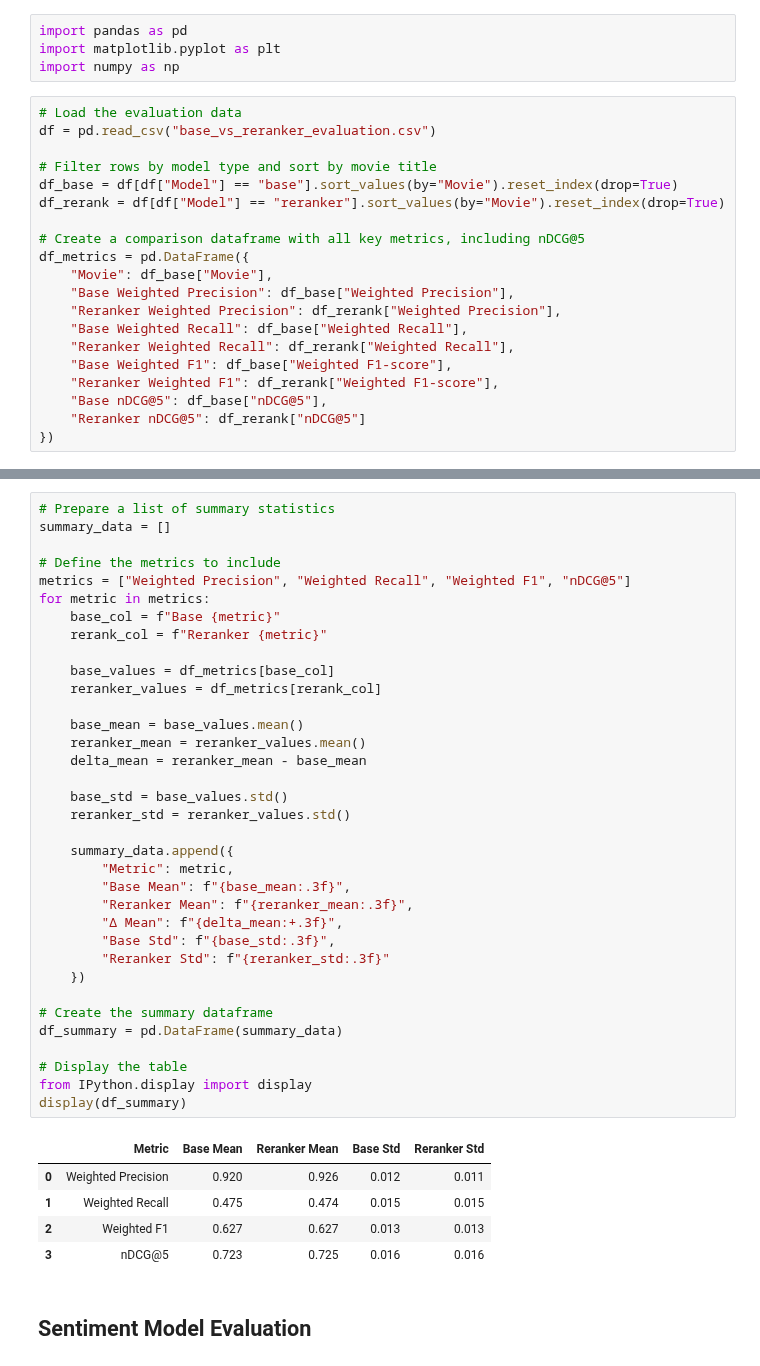
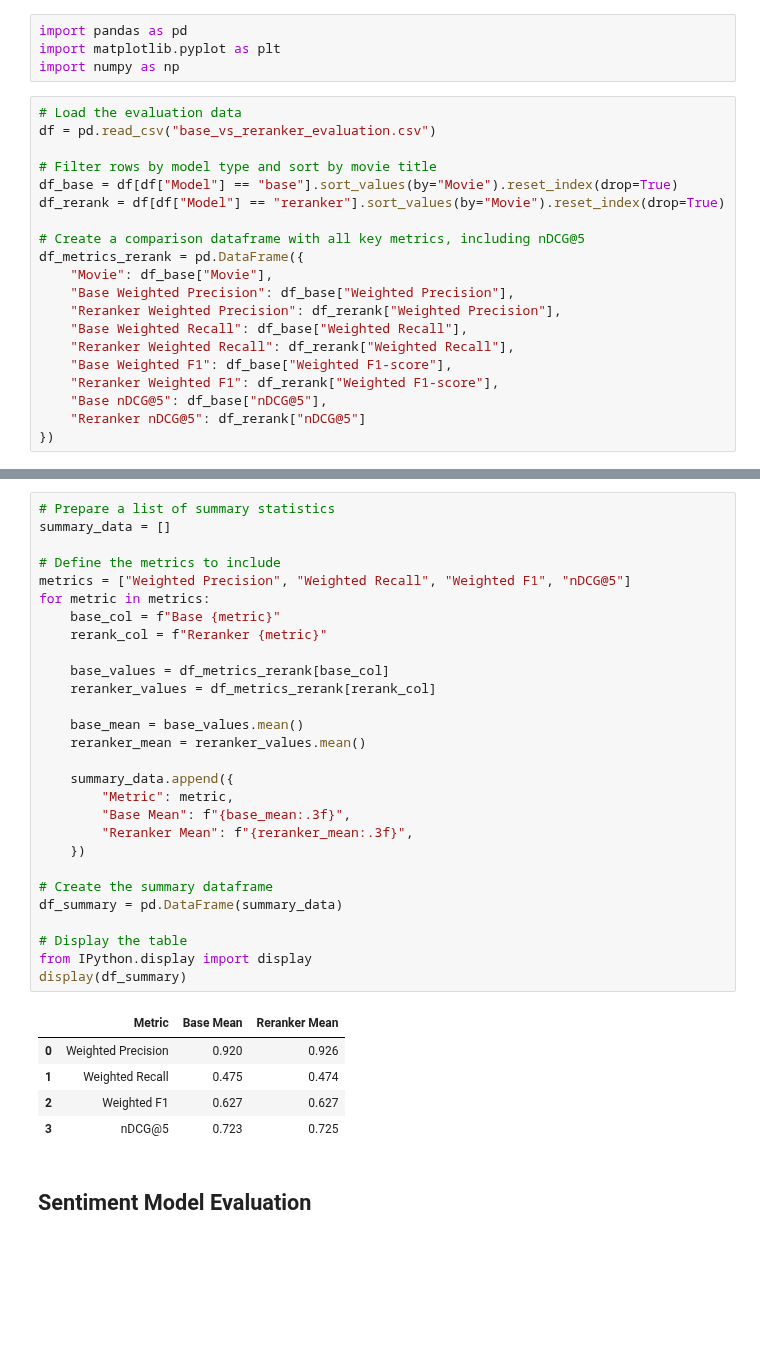
Before and after one commit to Manuele23/DNLP-KeyBert, a Jupyter notebook: Evaluation/results_analysis.ipynb, the cells around one changed output, grey strips where cells are left out. Cells and saved outputs as stored; diff of their text form; blank space fills up the shorter version.

```diff
--- a/Evaluation/results_analysis.ipynb
+++ b/Evaluation/results_analysis.ipynb
@@ -27,7 +31,7 @@ df_base = df[df["Model"] == "base"].sort_values(by="Movie").reset_index(drop=Tru
 df_rerank = df[df["Model"] == "reranker"].sort_values(by="Movie").reset_index(drop=True)
 
 # Create a comparison dataframe with all key metrics, including nDCG@5
-df_metrics = pd.DataFrame({
+df_metrics_rerank = pd.DataFrame({
     "Movie": df_base["Movie"],
     "Base Weighted Precision": df_base["Weighted Precision"],
     "Reranker Weighted Precision": df_rerank["Weighted Precision"],
@@ -84,43 +88,36 @@ plt.show()
 # %%
 # Prepare a list of summary statistics
 summary_data = []
 
 # Define the metrics to include
 metrics = ["Weighted Precision", "Weighted Recall", "Weighted F1", "nDCG@5"]
 for metric in metrics:
     base_col = f"Base {metric}"
     rerank_col = f"Reranker {metric}"
 
-    base_values = df_metrics[base_col]
-    reranker_values = df_metrics[rerank_col]
+    base_values = df_metrics_rerank[base_col]
+    reranker_values = df_metrics_rerank[rerank_col]
 
     base_mean = base_values.mean()
     reranker_mean = reranker_values.mean()
-    delta_mean = reranker_mean - base_mean
-
-    base_std = base_values.std()
-    reranker_std = reranker_values.std()
 
     summary_data.append({
         "Metric": metric,
         "Base Mean": f"{base_mean:.3f}",
         "Reranker Mean": f"{reranker_mean:.3f}",
-        "Δ Mean": f"{delta_mean:+.3f}",
-        "Base Std": f"{base_std:.3f}",
-        "Reranker Std": f"{reranker_std:.3f}"
     })
 
 # Create the summary dataframe
 df_summary = pd.DataFrame(summary_data)
 
 # Display the table
 from IPython.display import display
 display(df_summary)
 # %% [output]
-|  | Metric | Base Mean | Reranker Mean | Base Std | Reranker Std |
-| 0 | Weighted Precision | 0.920 | 0.926 | 0.012 | 0.011 |
-| 1 | Weighted Recall | 0.475 | 0.474 | 0.015 | 0.015 |
-| 2 | Weighted F1 | 0.627 | 0.627 | 0.013 | 0.013 |
-| 3 | nDCG@5 | 0.723 | 0.725 | 0.016 | 0.016 |
+|  | Metric | Base Mean | Reranker Mean |
+| 0 | Weighted Precision | 0.920 | 0.926 |
+| 1 | Weighted Recall | 0.475 | 0.474 |
+| 2 | Weighted F1 | 0.627 | 0.627 |
+| 3 | nDCG@5 | 0.723 | 0.725 |
 # %% [markdown]
 ## Sentiment Model Evaluation
```
Also changed, not shown: parts of 15 cells of this notebook, 3 other files.
